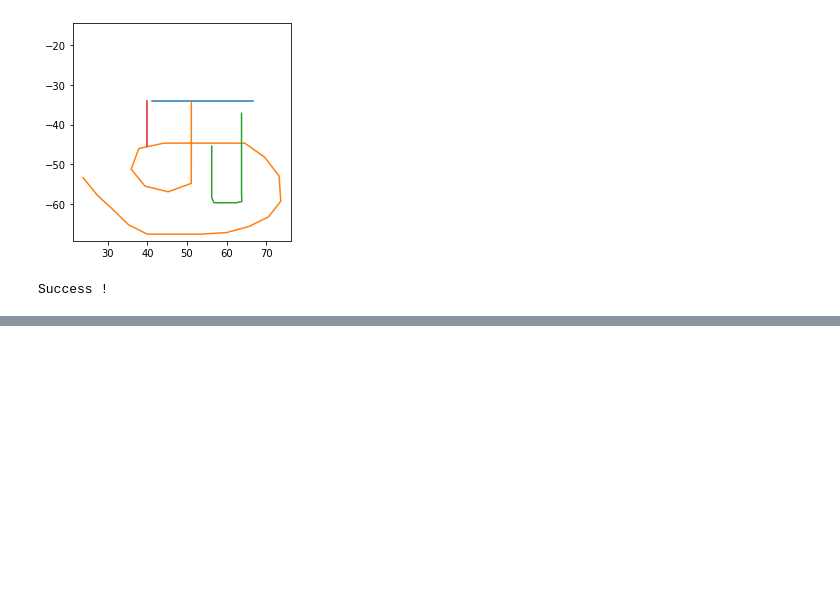
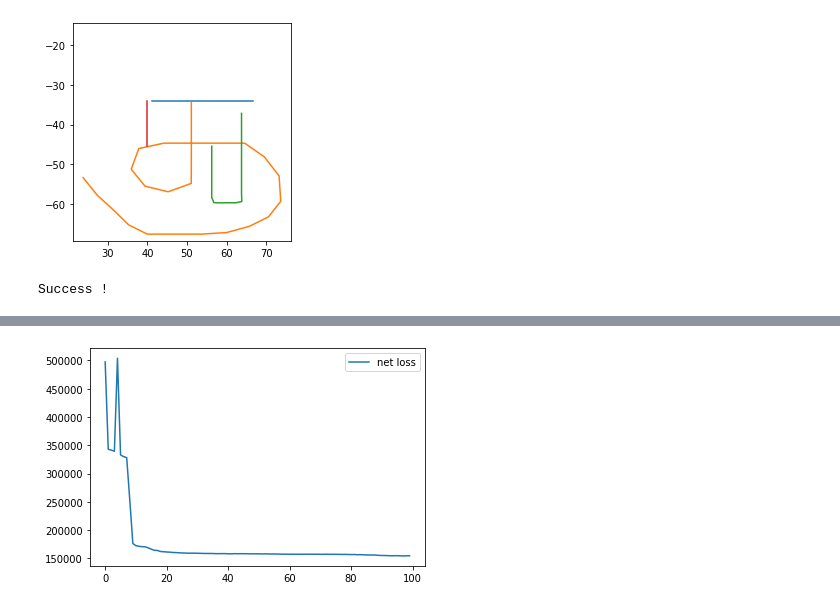
Before and after one commit to SomTambe/omniglot-bcs, a Jupyter notebook: models.ipynb, the cells around one changed output, grey strips where cells are left out. Drawn from its saved outputs; the diff is of its cells as text; code cells hidden in the pictures; blank space fills up the shorter version.

```diff
--- a/models.ipynb
+++ b/models.ipynb
@@ -206,4 +204,7 @@ enc=encoder().to(device)
 dec=decoder().to(device)
 # %%
 dataset=OmniglotData(spline_prims)
-data_loader=DataLoader(dataset,batch_size=5,shuffle=False)
+data_loader=DataLoader(dataset,batch_size=32,shuffle=False)
+# %%
+optimEnc=optim.Adam(enc.parameters(),lr=2e-3)
+optimDec=optim.Adam(dec.parameters(),lr=2e-3)
@@ -209,0 +213,30 @@ data_loader=DataLoader(dataset,batch_size=5,shuffle=False)
+# %%
+# Yaay, everything is working ! Let us train the encoder now !
+losses=[]
+import time
+num_epochs=100
+for epoch in range(num_epochs):
+    running_loss=.0
+    running_reconst=.0
+    running_kld=.0
+    start=time.time()
+    for i,data in enumerate(data_loader):
+        # start=time.time()
+        optimEnc.zero_grad(),optimDec.zero_grad()
+        data=data.to(device)
+        mu,var=enc(data)
+        mid=gen_latent(mu,var)
+        out=dec(mid)
+        loss=loss_function(out,data,mu,var)
+        real_loss,recons_loss,KLDL=loss['loss'],loss['Reconstruction_Loss'],loss['KLD']
+        real_loss.backward()
+        optimEnc.step()
+        optimDec.step()
+        # if (i+1)%print_intvl==0:
+        #     print("[%d/%d] [%d] Loss: %.4f recons: %.4f KLD: %.4f Time elapsed: %.4f"%(epoch+1,num_epochs,i+1,real_loss.item(),recons_loss.item(),KLDL.item(),time.time()-start))
+        running_loss+=real_loss.item()
+        running_reconst+=recons_loss.item()
+        running_kld+=KLDL.item()
+    losses.append(running_loss)
+    print("[%d/%d] [%d] Loss: %.4f recons: %.4f KLD: %.4f Time elapsed: %.4f"%(epoch+1,num_epochs,i+1,running_loss/32,running_reconst/32,running_kld/32,time.time()-start))
+    # print("[%d/%d] Loss : %.4f Time elapsed : %.4f"%(epoch+1,num_epochs,running_loss,time.time()-start))
@@ -210,3 +261,9 @@ data_loader=DataLoader(dataset,batch_size=5,shuffle=False)
+# %%
+plt.plot(losses,label='net loss')
+plt.legend()
+plt.show()
+# %% [output]
+[figure, added]
 # %%
 # # Comment out the .reshape(-1) part in the dataset class to test out this portion.
 # # Randomly plotting strokes to see whether they are different.
```
Also changed, not shown: parts of 8 cells of this notebook.
